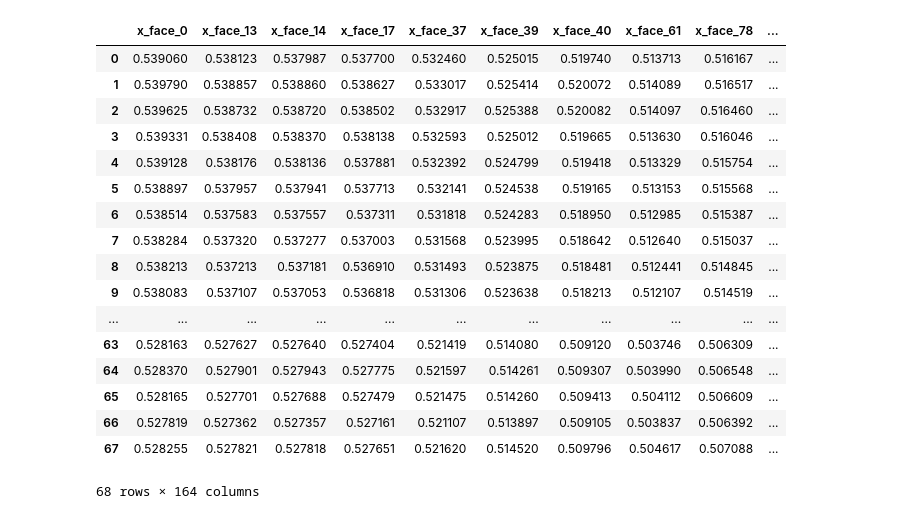
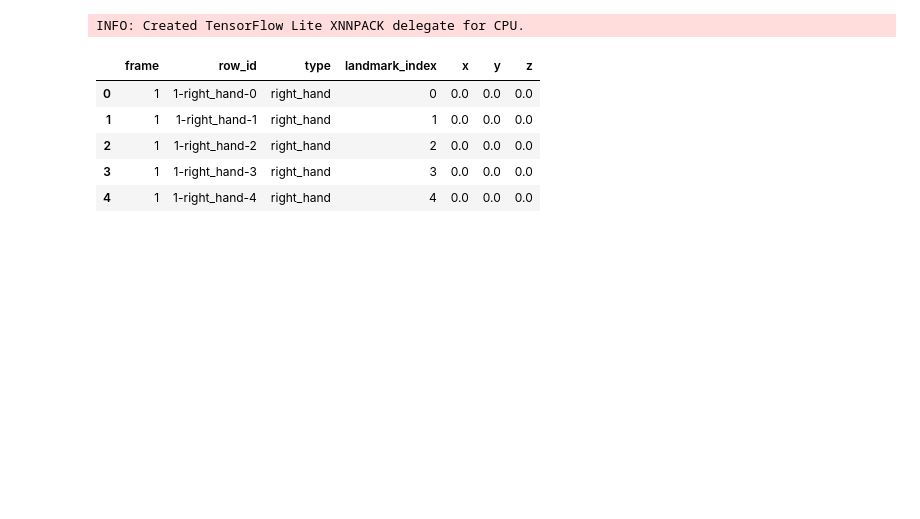
Before and after one commit to Mr-Aylex/sign-lang-classification, a Jupyter notebook: MPM/mediapipe holistic model.ipynb, the cells around one changed output. Cells and saved outputs as stored; diff of their text form; code cells hidden in the pictures; blank space fills up the shorter version.

```diff
--- a/MPM/mediapipe holistic model.ipynb
+++ b/MPM/mediapipe holistic model.ipynb
@@ -87,14 +98,14 @@ def get_face_landmark_indexes(face, frame):
             face_landmarks.append([frame, f"{frame}-face-{i}", "face", i, 0, 0, 0])
     return face_landmarks
 # %%
-def Mediapipe_holistic(video):
+def Mediapipe_holistic():
     count = 0
     data = []
-    cap = cv2.VideoCapture(video)
-    # cap = cv2.VideoCapture(0)
+    cap = cv2.VideoCapture("WAIT.mp4")
+    #cap = cv2.VideoCapture(0)
     with mp_holistic.Holistic(
-            min_detection_confidence=0.5,
-            min_tracking_confidence=0.5) as hands:
+        min_detection_confidence=0.5,
+        min_tracking_confidence=0.5) as hands:
 
         while cap.isOpened():
 
@@ -105,20 +116,21 @@ def Mediapipe_holistic(video):
             if image is not None:
                 img_h, img_w, img_c = image.shape
 
-                # Convert the BGR image to RGB.
+            # Convert the BGR image to RGB.
                 image = cv2.cvtColor(image, cv2.COLOR_BGR2RGB)
 
-                # To improve performance, optionally mark the image as not writeable to
-                # pass by reference.
+            # To improve performance, optionally mark the image as not writeable to
+            # pass by reference.
                 image.flags.writeable = False
 
-                # Process the image and find hands
+            # Process the image and find hands
                 results = hands.process(image)
 
                 image.flags.writeable = True
 
-                # Draw the hand annotations on the image.
+            # Draw the hand annotations on the image.
                 image = cv2.cvtColor(image, cv2.COLOR_RGB2BGR)
+
 
                 mp_drawing.draw_landmarks(image, results.face_landmarks, mp_holistic.FACEMESH_CONTOURS)
                 mp_drawing.draw_landmarks(image, results.left_hand_landmarks, mp_holistic.HAND_CONNECTIONS)
@@ -132,21 +144,23 @@ def Mediapipe_holistic(video):
                 count = count + 1
 
                 data.append(get_right_hand_landmark_indexes(results, count))
-                data.append(get_left_hand_landmark_indexes(results, count))
+                data.append(get_left_hand_landmark_indexes(results,count))
                 data.append(get_post_landmark_indexes(results, count))
                 data.append(get_face_landmark_indexes(results, count))
+                cv2.putText(image, f'FPS: {int(fps)}', (20,70), cv2.FONT_HERSHEY_SIMPLEX, 2, (0,255,0), 2)
+
+                #cv2.imshow('MediaPipe Hands', image)
+
+                #if cv2.waitKey(5) & 0xFF == 27:
+                  #break
             else:
                 cap.release()
 
-            # for live video
+            #for live video
             # cv2.putText(image, f'FPS: {int(fps)}', (20,70), cv2.FONT_HERSHEY_SIMPLEX, 2, (0,255,0), 2)
             #
             # cv2.imshow('MediaPipe Hands', image)
             #
             # if cv2.waitKey(5) & 0xFF == 27:
             #   break
-    flat_list = [item for sublist in data for item in sublist]
-    df = pd.DataFrame(flat_list, columns=['frame', 'row_id', 'type', 'landmark_index', 'x', 'y', 'z'])
-
-    df = format_df(df)
-    return df
+    return data
@@ -156,21 +167,15 @@ data = Mediapipe_holistic(video)
-# %%
-data
-# %% [output]
-|  | x_face_0 | x_face_13 | x_face_14 | x_face_17 | x_face_37 | x_face_39 | x_face_40 | x_face_61 | x_face_78 | ... |
-| 0 | 0.539060 | 0.538123 | 0.537987 | 0.537700 | 0.532460 | 0.525015 | 0.519740 | 0.513713 | 0.516167 | ... |
-| 1 | 0.539790 | 0.538857 | 0.538860 | 0.538627 | 0.533017 | 0.525414 | 0.520072 | 0.514089 | 0.516517 | ... |
-| 2 | 0.539625 | 0.538732 | 0.538720 | 0.538502 | 0.532917 | 0.525388 | 0.520082 | 0.514097 | 0.516460 | ... |
-| 3 | 0.539331 | 0.538408 | 0.538370 | 0.538138 | 0.532593 | 0.525012 | 0.519665 | 0.513630 | 0.516046 | ... |
-| 4 | 0.539128 | 0.538176 | 0.538136 | 0.537881 | 0.532392 | 0.524799 | 0.519418 | 0.513329 | 0.515754 | ... |
-| 5 | 0.538897 | 0.537957 | 0.537941 | 0.537713 | 0.532141 | 0.524538 | 0.519165 | 0.513153 | 0.515568 | ... |
-| 6 | 0.538514 | 0.537583 | 0.537557 | 0.537311 | 0.531818 | 0.524283 | 0.518950 | 0.512985 | 0.515387 | ... |
-| 7 | 0.538284 | 0.537320 | 0.537277 | 0.537003 | 0.531568 | 0.523995 | 0.518642 | 0.512640 | 0.515037 | ... |
-| 8 | 0.538213 | 0.537213 | 0.537181 | 0.536910 | 0.531493 | 0.523875 | 0.518481 | 0.512441 | 0.514845 | ... |
-| 9 | 0.538083 | 0.537107 | 0.537053 | 0.536818 | 0.531306 | 0.523638 | 0.518213 | 0.512107 | 0.514519 | ... |
-| ... | ... | ... | ... | ... | ... | ... | ... | ... | ... | ... |
-| 63 | 0.528163 | 0.527627 | 0.527640 | 0.527404 | 0.521419 | 0.514080 | 0.509120 | 0.503746 | 0.506309 | ... |
-| 64 | 0.528370 | 0.527901 | 0.527943 | 0.527775 | 0.521597 | 0.514261 | 0.509307 | 0.503990 | 0.506548 | ... |
-| 65 | 0.528165 | 0.527701 | 0.527688 | 0.527479 | 0.521475 | 0.514260 | 0.509413 | 0.504112 | 0.506609 | ... |
-| 66 | 0.527819 | 0.527362 | 0.527357 | 0.527161 | 0.521107 | 0.513897 | 0.509105 | 0.503837 | 0.506392 | ... |
-| 67 | 0.528255 | 0.527821 | 0.527818 | 0.527651 | 0.521620 | 0.514520 | 0.509796 | 0.504617 | 0.507088 | ... |
-68 rows × 164 columns
+# %%
+data = Mediapipe_holistic()
+flat_list = [item for sublist in data for item in sublist]
+df = pd.DataFrame(flat_list, columns=['frame', 'row_id', 'type', 'landmark_index', 'x', 'y', 'z'])
+# %% [output]
+INFO: Created TensorFlow Lite XNNPACK delegate for CPU.
+# %%
+df.head()
+# %% [output]
+|  | frame | row_id | type | landmark_index | x | y | z |
+| 0 | 1 | 1-right_hand-0 | right_hand | 0 | 0.0 | 0.0 | 0.0 |
+| 1 | 1 | 1-right_hand-1 | right_hand | 1 | 0.0 | 0.0 | 0.0 |
+| 2 | 1 | 1-right_hand-2 | right_hand | 2 | 0.0 | 0.0 | 0.0 |
+| 3 | 1 | 1-right_hand-3 | right_hand | 3 | 0.0 | 0.0 | 0.0 |
+| 4 | 1 | 1-right_hand-4 | right_hand | 4 | 0.0 | 0.0 | 0.0 |
```
Also changed, not shown: parts of 17 cells of this notebook.
